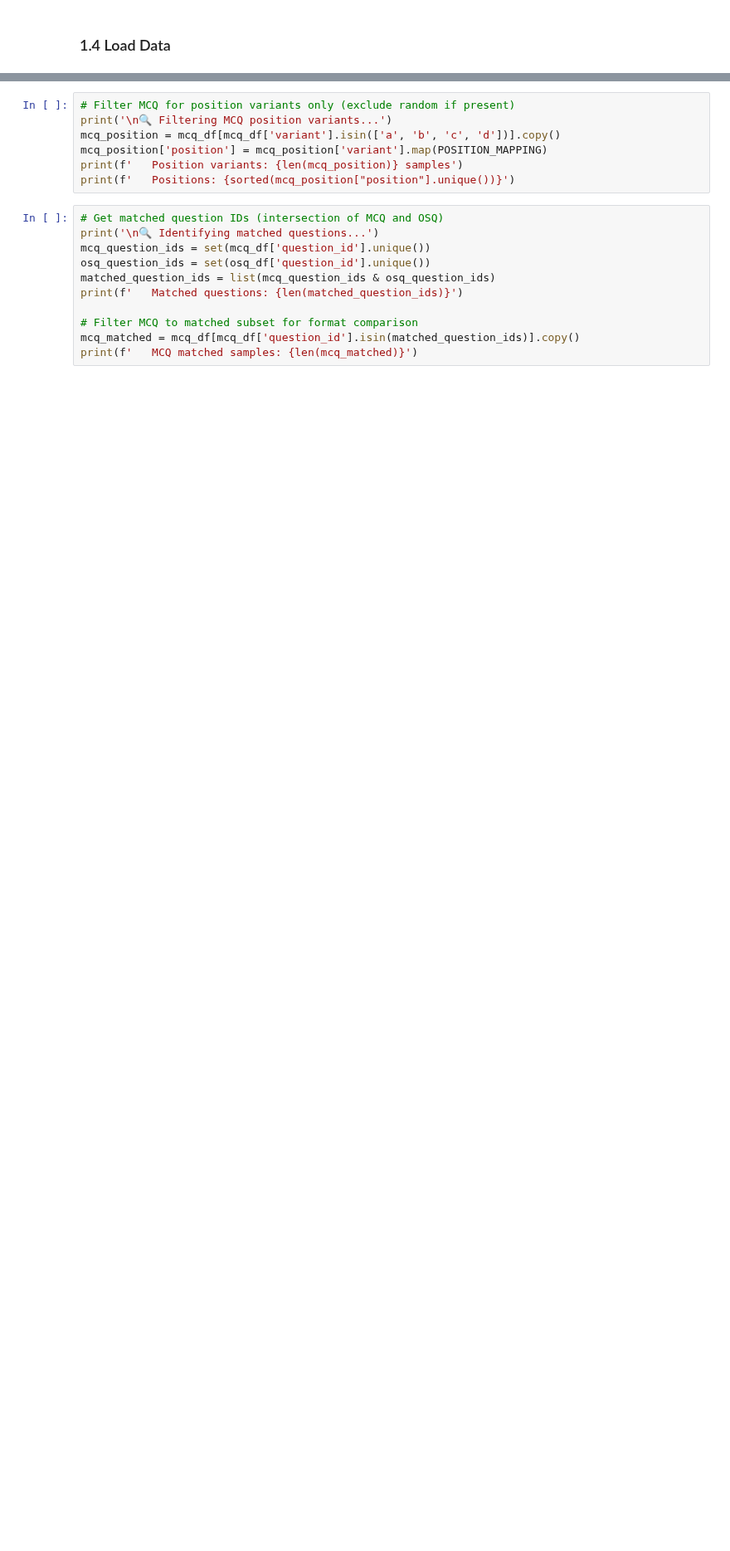
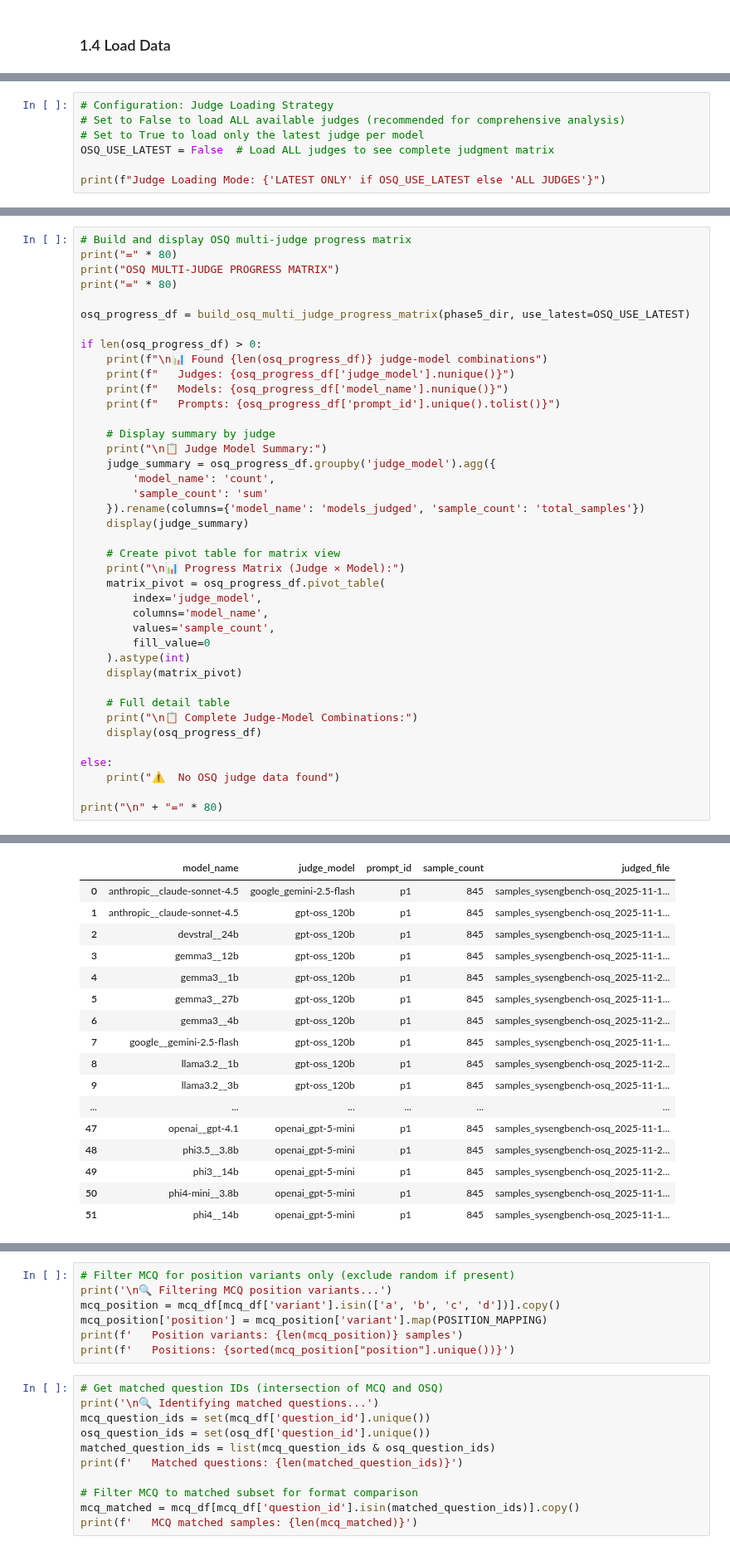
Before and after one commit to ryan-a-bell/dissertation, a Jupyter notebook: src/phase6_analysis/analysis-v2.ipynb, the cells around one changed output, grey strips where cells are left out. Shown at 83% size. Cells and saved outputs as stored; diff of their text form; blank space fills up the shorter version.

```diff
--- a/src/phase6_analysis/analysis-v2.ipynb
+++ b/src/phase6_analysis/analysis-v2.ipynb
@@ -227,0 +278,7 @@ print(f'   Judges: {sorted(osq_df["judge_model"].unique())}')
+# %%
+# Configuration: Judge Loading Strategy
+# Set to False to load ALL available judges (recommended for comprehensive analysis)
+# Set to True to load only the latest judge per model
+OSQ_USE_LATEST = False  # Load ALL judges to see complete judgment matrix
+
+print(f"Judge Loading Mode: {'LATEST ONLY' if OSQ_USE_LATEST else 'ALL JUDGES'}")
@@ -227,0 +375,41 @@ print(f'   Judges: {sorted(osq_df["judge_model"].unique())}')
+# %%
+# Build and display OSQ multi-judge progress matrix
+print("=" * 80)
+print("OSQ MULTI-JUDGE PROGRESS MATRIX")
+print("=" * 80)
+
+osq_progress_df = build_osq_multi_judge_progress_matrix(phase5_dir, use_latest=OSQ_USE_LATEST)
+
+if len(osq_progress_df) > 0:
+    print(f"\n📊 Found {len(osq_progress_df)} judge-model combinations")
+    print(f"   Judges: {osq_progress_df['judge_model'].nunique()}")
+    print(f"   Models: {osq_progress_df['model_name'].nunique()}")
+    print(f"   Prompts: {osq_progress_df['prompt_id'].unique().tolist()}")
+
+    # Display summary by judge
+    print("\n📋 Judge Model Summary:")
+    judge_summary = osq_progress_df.groupby('judge_model').agg({
+        'model_name': 'count',
+        'sample_count': 'sum'
+    }).rename(columns={'model_name': 'models_judged', 'sample_count': 'total_samples'})
+    display(judge_summary)
+
+    # Create pivot table for matrix view
+    print("\n📊 Progress Matrix (Judge × Model):")
+    matrix_pivot = osq_progress_df.pivot_table(
+        index='judge_model',
+        columns='model_name',
+        values='sample_count',
+        fill_value=0
+    ).astype(int)
+    display(matrix_pivot)
+
+    # Full detail table
+    print("\n📋 Complete Judge-Model Combinations:")
+    display(osq_progress_df)
+
+else:
+    print("⚠️  No OSQ judge data found")
+
+print("\n" + "=" * 80)
+# %% [output]
@@ -227,0 +440,17 @@ print(f'   Judges: {sorted(osq_df["judge_model"].unique())}')
+|  | model_name | judge_model | prompt_id | sample_count | judged_file |
+| 0 | anthropic__claude-sonnet-4.5 | google_gemini-2.5-flash | p1 | 845 | samples_sysengbench-osq_2025-11-1... |
+| 1 | anthropic__claude-sonnet-4.5 | gpt-oss_120b | p1 | 845 | samples_sysengbench-osq_2025-11-1... |
+| 2 | devstral__24b | gpt-oss_120b | p1 | 845 | samples_sysengbench-osq_2025-11-1... |
+| 3 | gemma3__12b | gpt-oss_120b | p1 | 845 | samples_sysengbench-osq_2025-11-1... |
+| 4 | gemma3__1b | gpt-oss_120b | p1 | 845 | samples_sysengbench-osq_2025-11-2... |
+| 5 | gemma3__27b | gpt-oss_120b | p1 | 845 | samples_sysengbench-osq_2025-11-1... |
+| 6 | gemma3__4b | gpt-oss_120b | p1 | 845 | samples_sysengbench-osq_2025-11-2... |
+| 7 | google__gemini-2.5-flash | gpt-oss_120b | p1 | 845 | samples_sysengbench-osq_2025-11-1... |
+| 8 | llama3.2__1b | gpt-oss_120b | p1 | 845 | samples_sysengbench-osq_2025-11-2... |
+| 9 | llama3.2__3b | gpt-oss_120b | p1 | 845 | samples_sysengbench-osq_2025-11-1... |
+| ... | ... | ... | ... | ... | ... |
+| 47 | openai__gpt-4.1 | openai_gpt-5-mini | p1 | 845 | samples_sysengbench-osq_2025-11-1... |
+| 48 | phi3.5__3.8b | openai_gpt-5-mini | p1 | 845 | samples_sysengbench-osq_2025-11-2... |
+| 49 | phi3__14b | openai_gpt-5-mini | p1 | 845 | samples_sysengbench-osq_2025-11-2... |
+| 50 | phi4-mini__3.8b | openai_gpt-5-mini | p1 | 845 | samples_sysengbench-osq_2025-11-1... |
+| 51 | phi4__14b | openai_gpt-5-mini | p1 | 845 | samples_sysengbench-osq_2025-11-1... |
```
Also changed, not shown: parts of 12 cells of this notebook, 3 other files.
